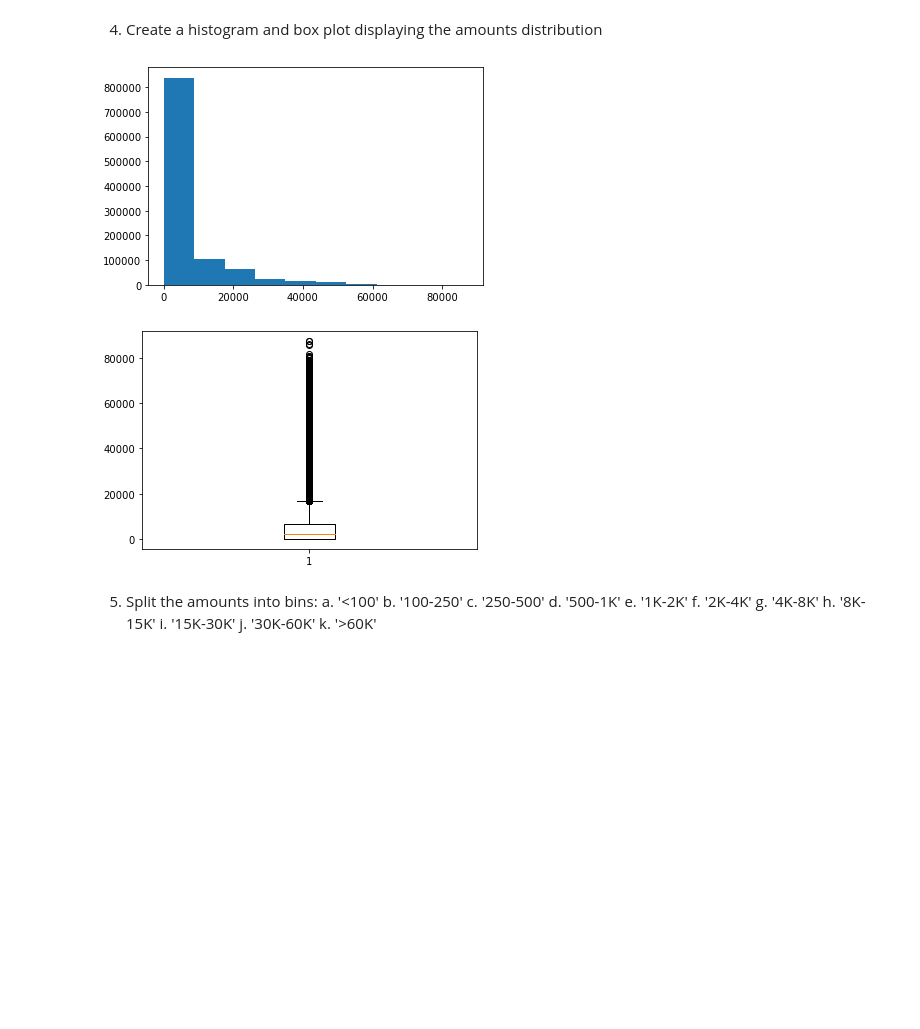
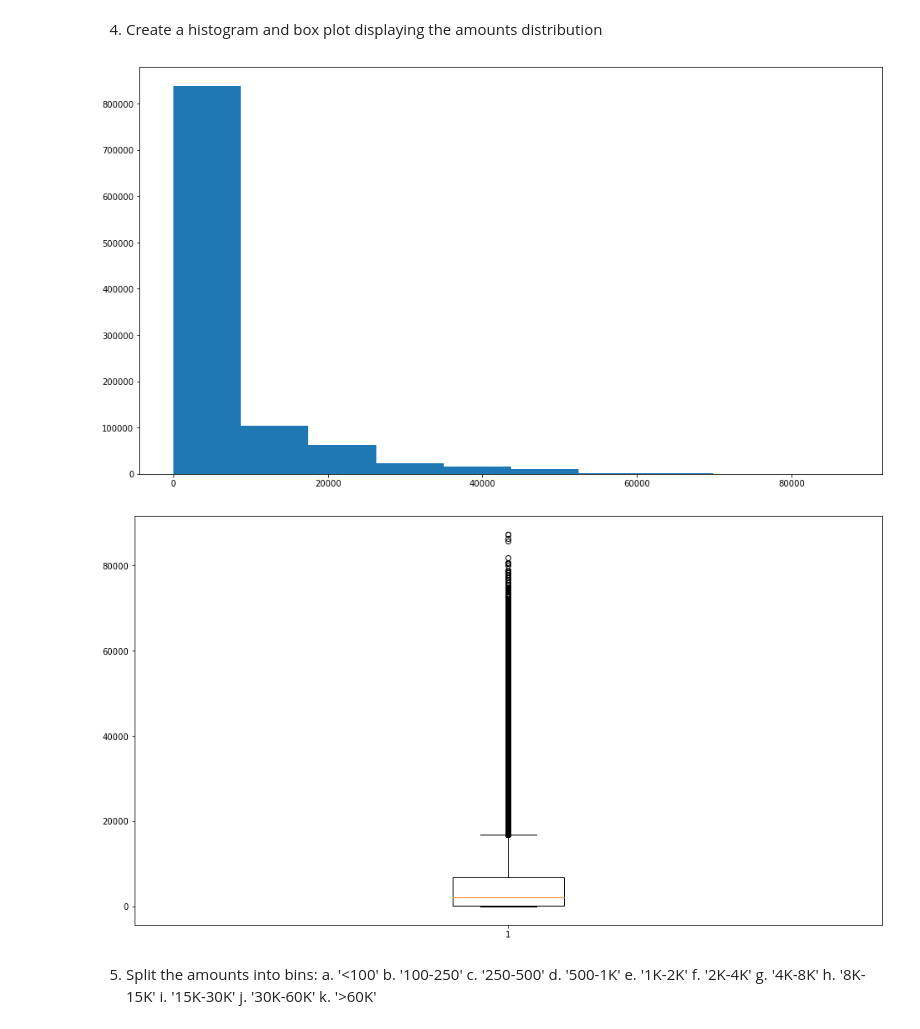
Before and after one commit to ironik96/Datathon, a Jupyter notebook: solution/transactions.ipynb, the cells around one changed output. Drawn from its saved outputs; the diff is of its cells as text; code cells hidden in the pictures; blank space fills up the shorter version.

```diff
--- a/solution/transactions.ipynb
+++ b/solution/transactions.ipynb
@@ -57,13 +60,14 @@ latest balance: 28240.1 at 2018-12-31 00:00:00
 # %% [markdown]
 4. Create a histogram and box plot displaying the amounts distribution
 # %%
+plt.figure(figsize=(16,9))
 plt.hist(df_trans.amount)
-plt.show()
+plt.figure(figsize=(16,9))
 plt.boxplot(df_trans.amount)
 plt.show()
 # %% [output]
-[figure, old version]
+[figure, new version]
-[figure, old version]
+[figure, new version]
 # %% [markdown]
 5. Split the amounts into bins:
 a. '<100'
```
Also changed, not shown: parts of 9 cells of this notebook.
